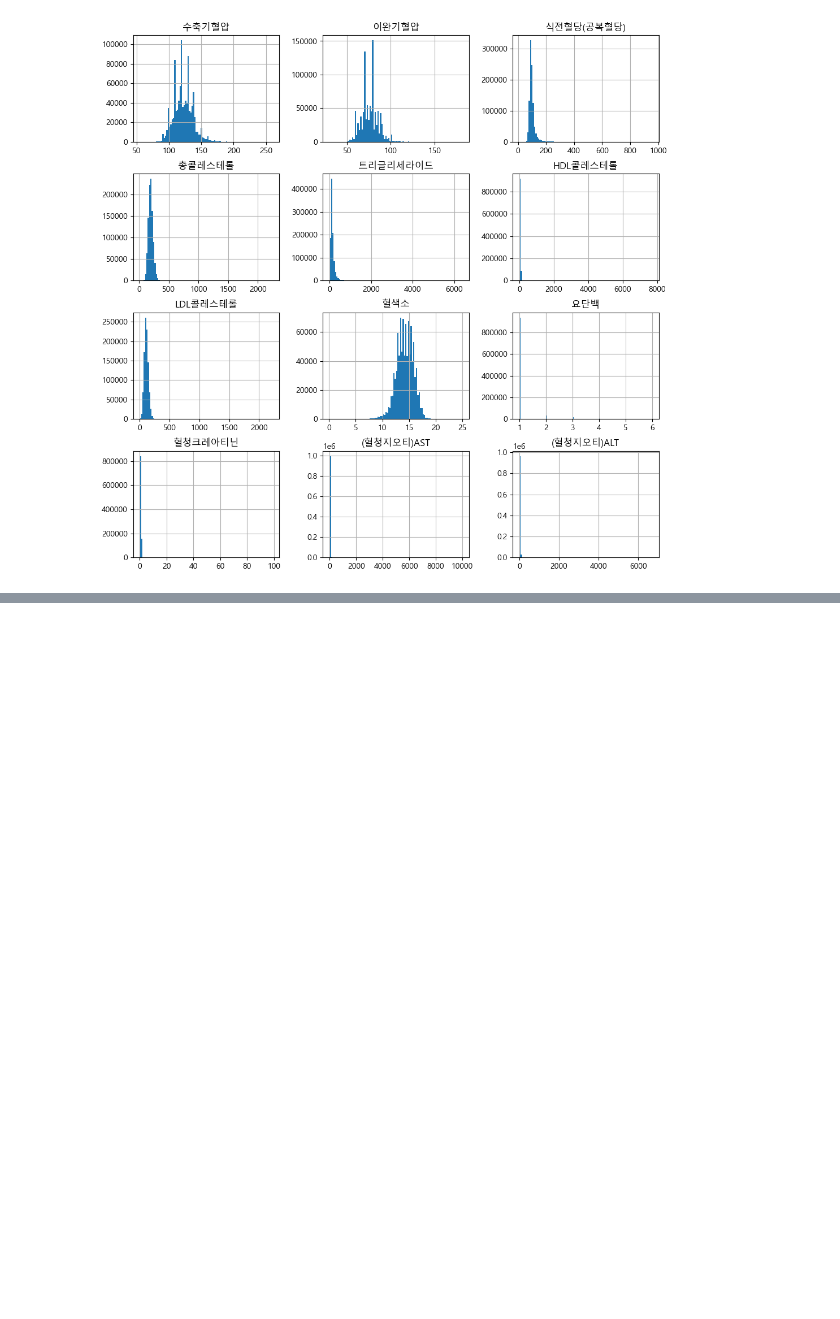
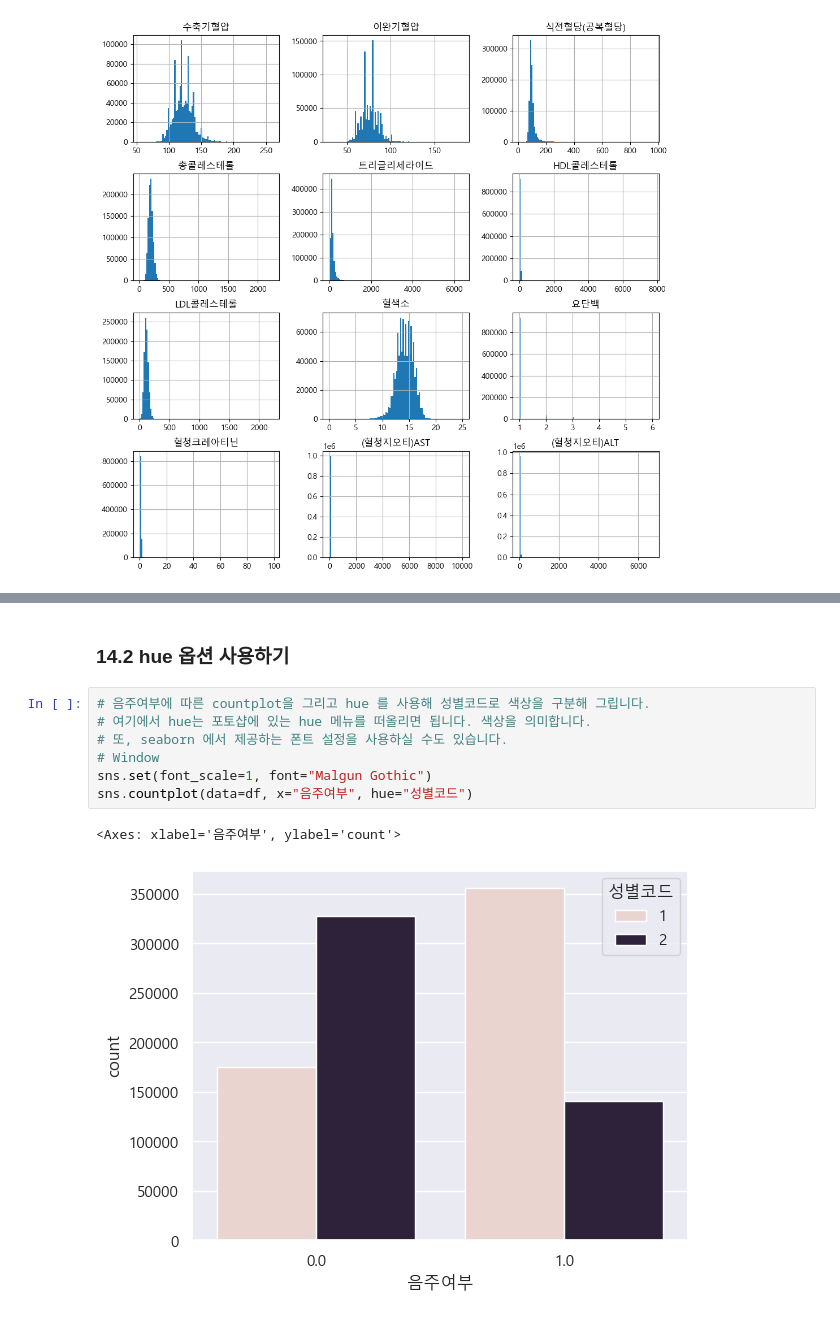
Before and after one commit to jonge5/study-data-analysis, a Jupyter notebook: e_health_analysis-input.ipynb, the cells around one changed output, grey strips where cells are left out. Saved outputs shown, nothing was run; the diff lists cells and outputs as text; blank space fills up the shorter version.

```diff
--- a/e_health_analysis-input.ipynb
+++ b/e_health_analysis-input.ipynb
@@ -382,0 +419,12 @@ h = df.iloc[:, 24:].hist(figsize=(12, 12), bins=100)
+# %% [markdown]
+### 14.2 hue 옵션 사용하기
+# %%
+# 음주여부에 따른 countplot을 그리고 hue 를 사용해 성별코드로 색상을 구분해 그립니다.
+# 여기에서 hue는 포토샵에 있는 hue 메뉴를 떠올리면 됩니다. 색상을 의미합니다.
+# 또, seaborn 에서 제공하는 폰트 설정을 사용하실 수도 있습니다.
+# Window
+sns.set(font_scale=1, font="Malgun Gothic")
+sns.countplot(data=df, x="음주여부", hue="성별코드")
+# %% [output]
+<Axes: xlabel='음주여부', ylabel='count'>
+[figure, added]
```
Also changed, not shown: parts of 26 cells of this notebook.
